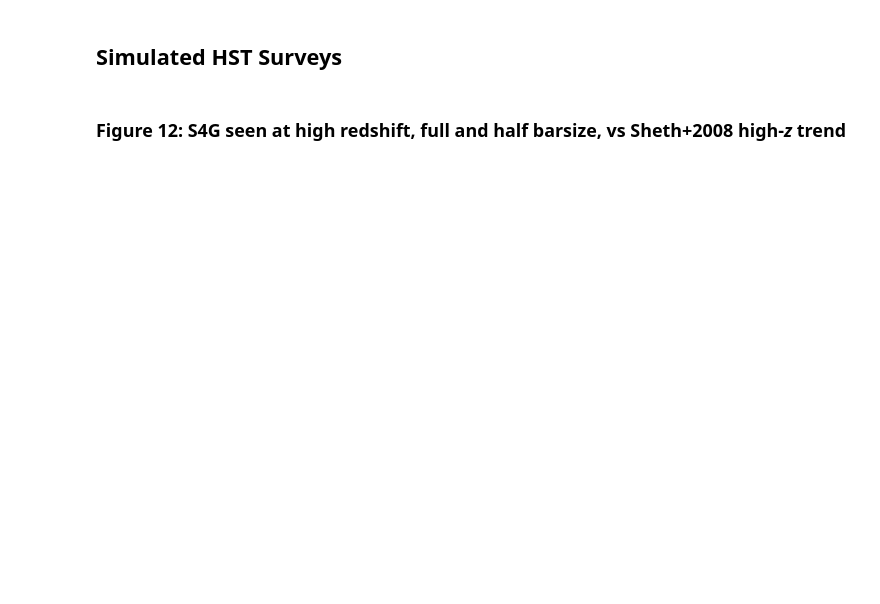
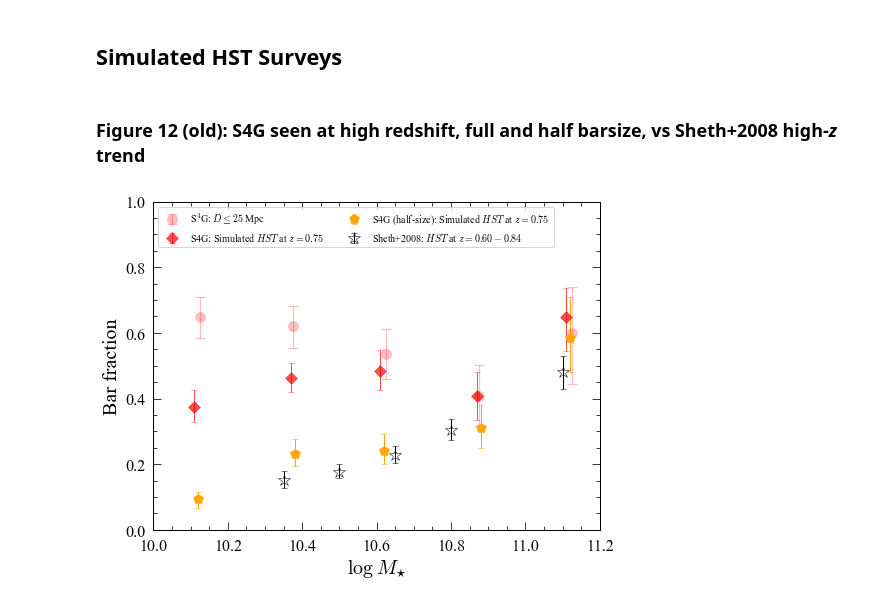
Before and after one commit to perwin/s4g_barfractions, a Jupyter notebook: s4gbars_simulated-surveys.ipynb, the cells around one changed output. Cells and saved outputs as stored; diff of their text form; code cells hidden in the pictures; blank space fills up the shorter version.

```diff
--- a/s4gbars_simulated-surveys.ipynb
+++ b/s4gbars_simulated-surveys.ipynb
@@ -185,4 +201,27 @@ if savePlots: plt.savefig(plotDir+"fbar-vs-fgas-sim.pdf")
 # %% [markdown]
 ## Simulated HST Surveys
 # %% [markdown]
-### Figure 12: S4G seen at high redshift, full and half barsize, vs Sheth+2008 high-*z* trend
+### Figure 12 (old): S4G seen at high redshift, full and half barsize, vs Sheth+2008 high-*z* trend
+# %%
+sim_hst_075 = du.ReadCompositeTable(simDir+"sim_logMstar_d30_sp_2xfwhm_HST_z0.75_200_dp-sizes.txt", columnRow=0, dataFrame=True)
+sim_hst_075_half = du.ReadCompositeTable(simDir+"sim_logMstar_d30_sp_2xfwhm_HST_z0.75_200_dp-sizes_scale0.5.txt", columnRow=0, dataFrame=True)
+
+logmstar_s08h_v2,fbar_s08h,sigma_low_s08h,sigma_high_s08h = ReadSheth08(fbarLitDir+"fbar-vs-logmstar_sheth+2008_counts_highz_centered.txt")
+
+pu.PlotFrequency(s4gdata.logmstar, ii_barred_limited1, ii_unbarred_limited1, 8.0, 11.3, 0.25, fmt='ro', ms=10, noErase=True, alpha=0.25,label=ss1)
+txtfull = 'S4G: Simulated $HST$ at $z=0.75$'
+plt.errorbar(sim_hst_075.logMstar - 0.01, sim_hst_075.medFbar, yerr=[sim_hst_075.sigma_low, sim_hst_075.sigma_high], fmt='rD', ms=9, alpha=0.7, label=txtfull)
+txthalf = 'S4G (half-size): Simulated $HST$ at $z=0.75$'
+plt.errorbar(sim_hst_075_half.logMstar, sim_hst_075_half.medFbar, yerr=[sim_hst_075_half.sigma_low, sim_hst_z075_half.sigma_high], fmt='p', color='orange', ms=11, label=txthalf)
+
+txts08 = r'Sheth+2008: $HST$ at $z = 0.60-0.84$'
+plt.errorbar(logmstar_s08h, fbar_s08h, yerr=[sigma_low_s08h, sigma_high_s08h], fmt='*', mfc="None",mec='k', ecolor='k',ms=12,label=txts08)
+plt.ylim(0,1);plt.xlim(10,11.2)
+plt.xlabel(r"$\log \: M_{\star}$")
+plt.ylabel('Bar fraction')
+legend(loc="upper left", ncol=2,fontsize=10)
+# push bottom of plot upwards so that x-axis label isn't clipped in PDF output
+plt.subplots_adjust(bottom=0.14)
+if savePlots: savefig(plotDir+"fbar-vs-mass-high-z-with-sim.pdf")
+# %% [output]
+[figure, added]
```
Also changed, not shown: parts of 12 cells of this notebook, 7 other files.
